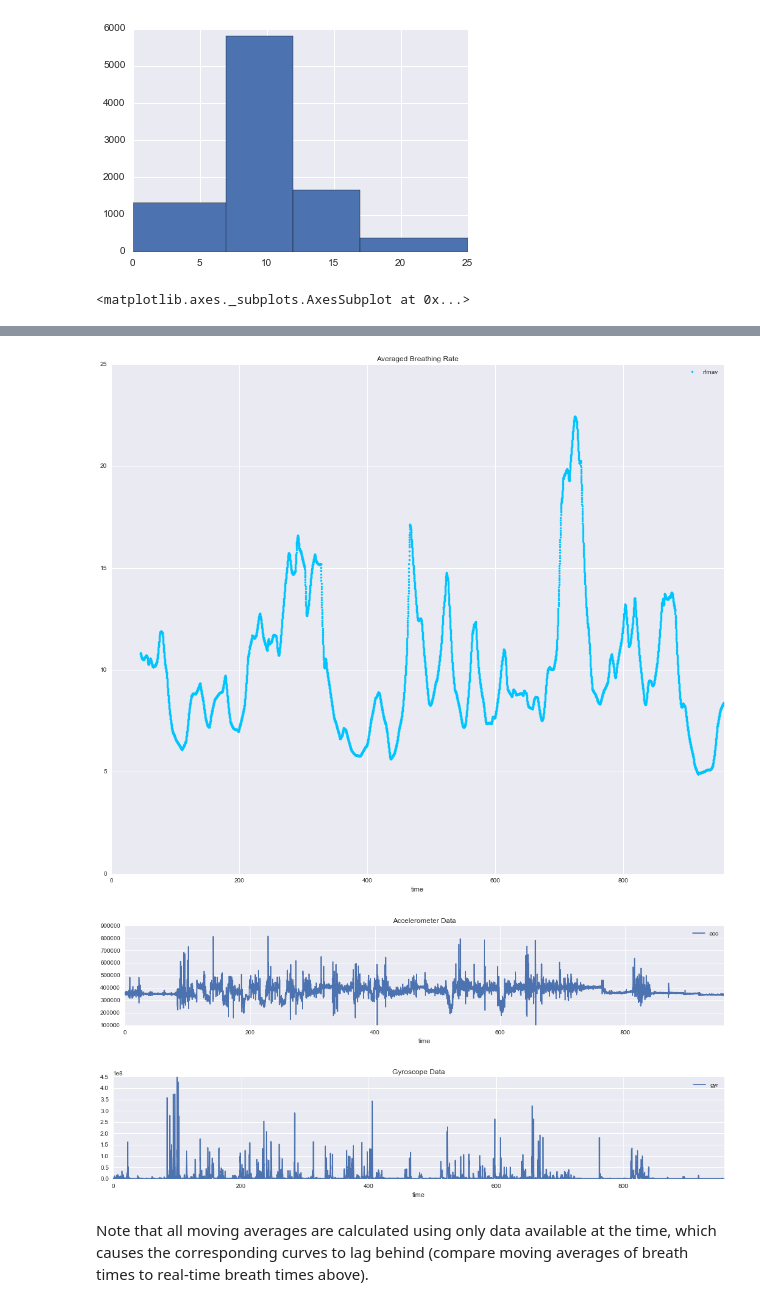
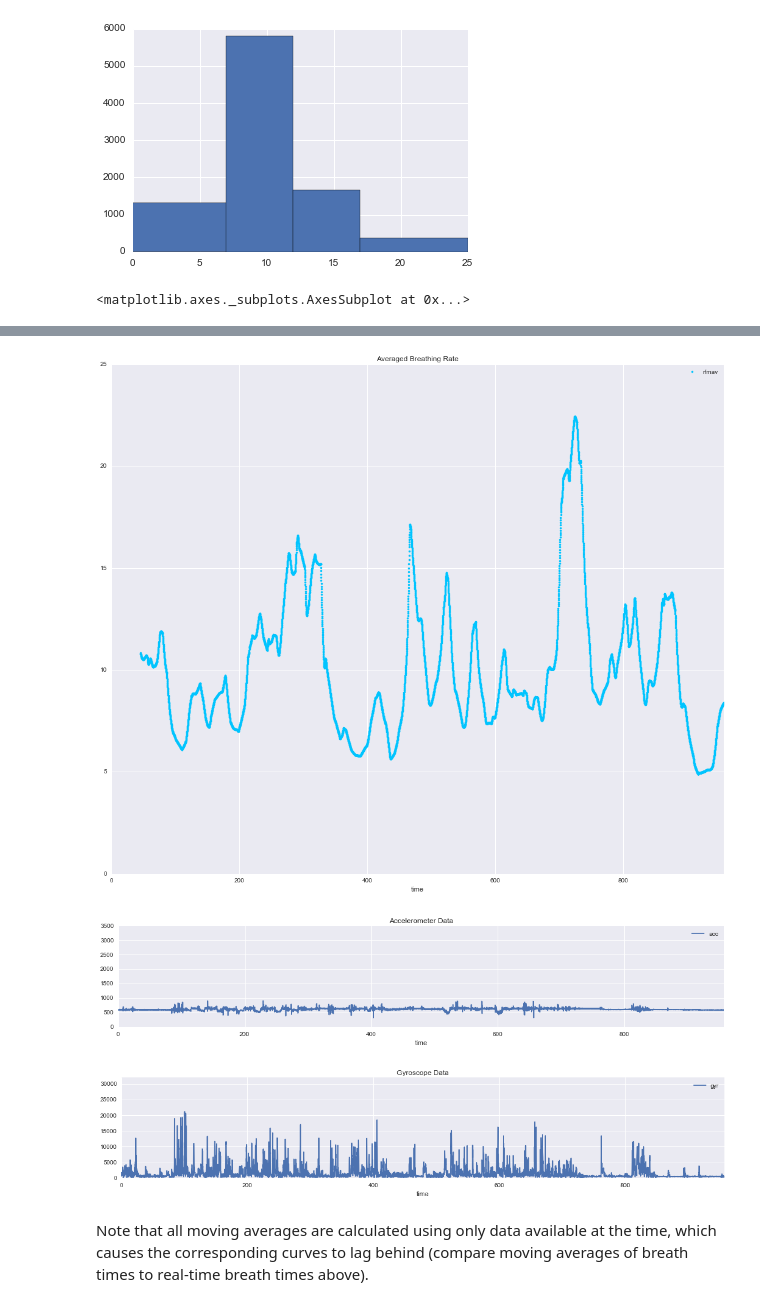
Before and after one commit to jcmorales82/Signal-Processing, a Jupyter notebook: Javier Salcedo - First Sequence.ipynb, the cells around one changed output, grey strips where cells are left out. Saved outputs shown, nothing was run; the diff lists cells and outputs as text; code cells hidden in the pictures.

Commit message:
Fixed Accelerometer and Gyroscope Scales

```diff
--- a/Javier Salcedo - First Sequence.ipynb
+++ b/Javier Salcedo - First Sequence.ipynb
@@ -116,10 +116,10 @@ d['rfmav'] = (d['rmav']+ d['fmav'])/2
 #d['brfmav'] = (d['brmav']+ d['bfmav'])/2
 
 # movement data acceleration
-d['acc'] = d['ax'].multiply(d['ax']) + d['ay'].multiply(d['ay']) + d['az'].multiply(d['az'])
+d['acc'] = (d['ax'].multiply(d['ax']) + d['ay'].multiply(d['ay']) + d['az'].multiply(d['az'])).apply(np.sqrt)
 
 # movement data angular velocity
-d['gyr'] = d['gx'].multiply(d['gx']) + d['gy'].multiply(d['gy']) + d['gz'].multiply(d['gz'])
+d['gyr'] = (d['gx'].multiply(d['gx']) + d['gy'].multiply(d['gy']) + d['gz'].multiply(d['gz'])).apply(np.sqrt)
 # %%
 #Calculate the occurrence of each breathing type
 occurrence=d['rfmav'].hist(bins=[0,7,12,17,25])
@@ -153,26 +153,26 @@ f = d
 # %%
 # this is just for plotting data
 g = f
 g['cesm'] = f['cesm'] - 500
 g['cmav'] = f['cmav'] - 500
 g['del'] = f['del'] + 1900
 g['b1'] = 1900
 g['ph1'] = 100*f['ph1'] + 2800
 g['b2'] = 1600
 g['ph2'] = 100*f['ph2'] + 2200
 #g.plot(x = 'time',y = ['chest','belly','cesm','cmav','del','b1','ph1','b2'],figsize = (18,15),title = 'Chest Data Processing')
 g.plot(style=['-'],x = 'time',y = ['del'],figsize = (18,15), ylim = (1600,2200), title = 'Chest Data Processing')
 #g.plot(x = 'time',y = ['chest','belly','ph1','ph2'],figsize = (18,15),title = 'Breathing Raw Data')
 #d.plot(x = 'time',y = ['rlast','flast'], figsize = (18,3), title = 'Length of last detected breath, based on successive rise (r) and fall (f) times.')
 d.plot(style=['.'], x = 'time',y = ['rfmav'], color = '#00C4FF', ylim = (0,25), figsize = (18,15), title = 'Averaged Breathing Rate')
-d.plot(x = 'time',y = 'acc',figsize = (18,3),title = 'Accelerometer Data')
-d.plot(x = 'time',y = 'gyr',figsize = (18,3),title = 'Gyroscope Data')
+d.plot(x = 'time',y = 'acc',figsize = (18,3), ylim=(0,3500), title = 'Accelerometer Data')
+d.plot(x = 'time',y = 'gyr',figsize = (18,3), ylim=(0,32000), title = 'Gyroscope Data')
 # %% [output]
 <matplotlib.axes._subplots.AxesSubplot at 0x...>
 [figure]
 [figure]
-[figure, old version]
+[figure, new version]
-[figure, old version]
+[figure, new version]
 # %% [markdown]
 Note that all moving averages are calculated using only data available at the time, which causes the corresponding curves to lag behind (compare moving averages of breath times to real-time breath times above).
 # %%
```
Also changed, not shown: parts of 1 cell of this notebook, 17 other files.
